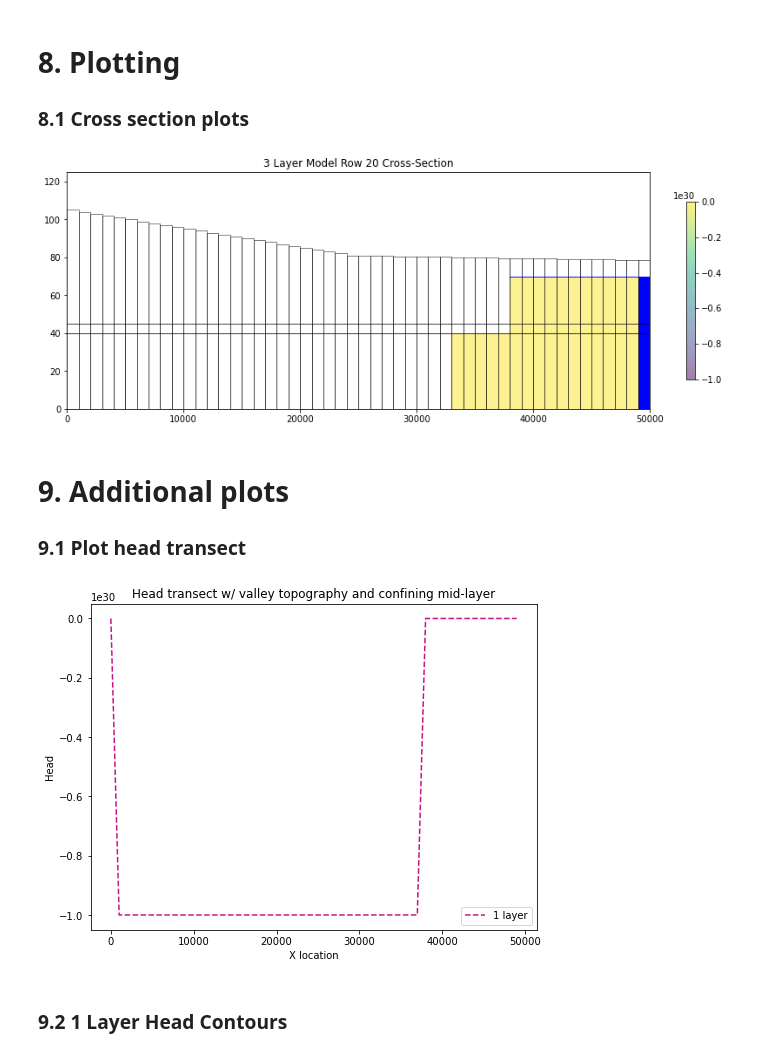
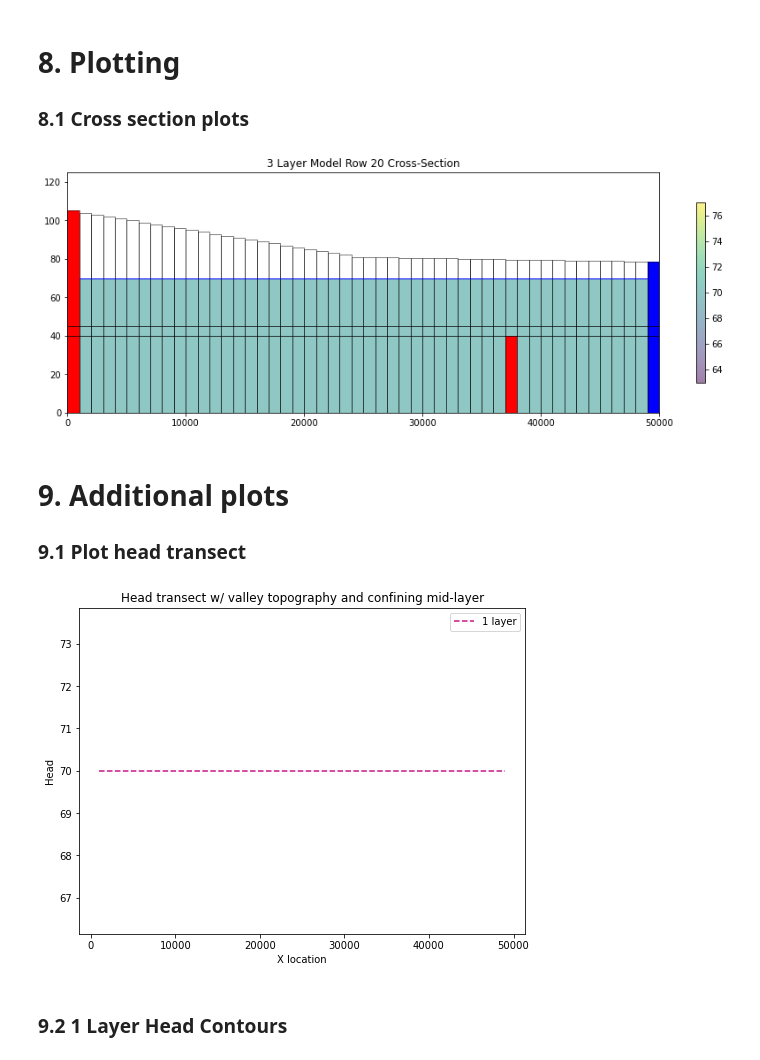
Before and after one commit to GW-modelling-Spring2022/homework-david-edu-morales, a Jupyter notebook: Working/HW12_WatershedModel/project2.ipynb, the cells around one changed output. Drawn from its saved outputs; the diff is of its cells as text; code cells hidden in the pictures.

```diff
--- a/Working/HW12_WatershedModel/project2.ipynb
+++ b/Working/HW12_WatershedModel/project2.ipynb
@@ -368,51 +402,21 @@ print(head_arr)
 # %%
 #### 3 layered model
 fig = plt.figure(figsize=(15, 5))
 ax = fig.add_subplot(1, 1, 1)
 
 xsect = flopy.plot.PlotCrossSection(model=m3, line={'row': well_row}) #note use the key 'column' if you want to plot a column instaed
-pc = xsect.plot_array(head_arr, masked_values=[999.], head=head_arr, alpha=0.5)
+pc = xsect.plot_array(head_arr, masked_values=[-999.99], head=head_arr, alpha=0.5)
 patches = xsect.plot_ibound(head=head_arr)
-#patches = xsect.plot_ibound(color_noflow='red', color_ch='blue')
-#patches = xsect.plot_bc('WEL', color='red')
+patches = xsect.plot_ibound(color_noflow='red', color_ch='blue')
+patches = xsect.plot_bc('WEL', color='red')
 linecollection = xsect.plot_grid(color='black', lw=0.5)
 t = ax.set_title('3 Layer Model Row 20 Cross-Section')
 cb = plt.colorbar(pc, shrink=0.75)
 #Overlay the head in a layer of the model- in this case I'm doing the top layer i.e. head3[0,:,:]
-wt = xsect.plot_surface(head_arr[0,:,:], masked_values=[999.], color='blue', lw=1)
+wt = xsect.plot_surface(head_arr[0,:,:], masked_values=[-999.99], color='blue', lw=1)
 #plt.savefig(img_path+'valley-xsect_3lay')
-
-#### 3 layered model with mid well
-#fig = plt.figure(figsize=(15, 5))
-#ax = fig.add_subplot(1, 1, 1)
-
-#xsect = flopy.plot.PlotCrossSection(model=m3w1, line={'row': 24}) #note use the key 'column' if you want to plot a column instaed
-#pc = xsect.plot_array(head3w1, masked_values=[999.], head=head3w1, alpha=0.5)
-#patches = xsect.plot_ibound(head=head3w1)
-#patches = xsect.plot_ibound(color_noflow='red', color_ch='blue')
-#patches = xsect.plot_bc('WEL', color='red')
-#linecollection = xsect.plot_grid(color='black', lw=0.5)
-#t = ax.set_title('3 Layer Mid well Model Row 25 Cross-Section')
-#cb = plt.colorbar(pc, shrink=0.75)
-#Overlay the head in a layer of the model- in this case I'm doing the top layer i.e. head3[0,:,:]
-#wt = xsect.plot_surface(head3w1[0,:,:], masked_values=[999.], color='blue', lw=1)
-
-#### 3 layered model with top well
-#fig = plt.figure(figsize=(15, 5))
-#ax = fig.add_subplot(1, 1, 1)
-
-#xsect = flopy.plot.PlotCrossSection(model=m3w0, line={'row': 24}) #note use the key 'column' if you want to plot a column instaed
-#pc = xsect.plot_array(head3w0, masked_values=[999.], head=head3w0, alpha=0.5)
-#patches = xsect.plot_ibound(head=head3w0)
-#patches = xsect.plot_ibound(color_noflow='red', color_ch='blue')
-#patches = xsect.plot_bc('WEL', color='red')
-#linecollection = xsect.plot_grid(color='black', lw=0.5)
-#t = ax.set_title('3 Layer Top well Model Row 25 Cross-Section')
-#cb = plt.colorbar(pc, shrink=0.75)
-#Overlay the head in a layer of the model- in this case I'm doing the top layer i.e. head3[0,:,:]
-#wt = xsect.plot_surface(head3w0[0,:,:], masked_values=[999.], color='blue', lw=1)
 # %% [output]
-[figure, old version]
+[figure, new version]
 # %% [markdown]
 # 9. Additional plots
 ### 9.1 Plot head transect
@@ -422,13 +426,7 @@ ax = fig4.add_subplot(1, 1, 1)
 
 
 x=np.arange(0,50000,1000)
-plt.plot(x,head_arr[0,int(well_row),:], color='mediumvioletred', markersize=4, linestyle='--', label="1 layer")
-#plt.plot(x,head3[0,int(well_row),:], color='#444e86', markersize=4, linestyle='--', label="wel-2_top")
-#plt.plot(x,head3[2,int(well_row),:], color='#003f5c', markersize=4, linestyle='--', label="wel-2_bottom")
-#plt.plot(x,head3w1[0,int(well_row),:], color='#dd5182', markersize=4, linestyle='--', label="wel-1_top*")
-#plt.plot(x,head3w1[2,int(well_row),:], color='#955196', markersize=4, linestyle='--', label="wel-1_bottom*")
-#plt.plot(x,head3w0[0,int(well_row),:], color='#ff6e54', markersize=4, linestyle='--', label="wel-0_top")
-#plt.plot(x,head3w0[2,int(well_row),:], color='#ffa600', markersize=4, linestyle='--', label="wel-0_bottom")
+plt.plot(x,head[0,int(well_row),:], color='mediumvioletred', markersize=4, linestyle='--', label="1 layer")
 plt.title('Head transect w/ valley topography and confining mid-layer')
 plt.xlabel('X location')
 plt.ylabel('Head')
@@ -437,7 +435,7 @@ plt.legend()
 plt.savefig(img_path+'head-transects_ch3')
 # plt.savefig('Head_Transect.png')
 # %% [output]
-[figure, old version]
+[figure, new version]
 # %% [markdown]
 ### 9.2 1 Layer Head Contours
 # %%
```
Also changed, not shown: parts of 7 cells of this notebook, 1 other file.
